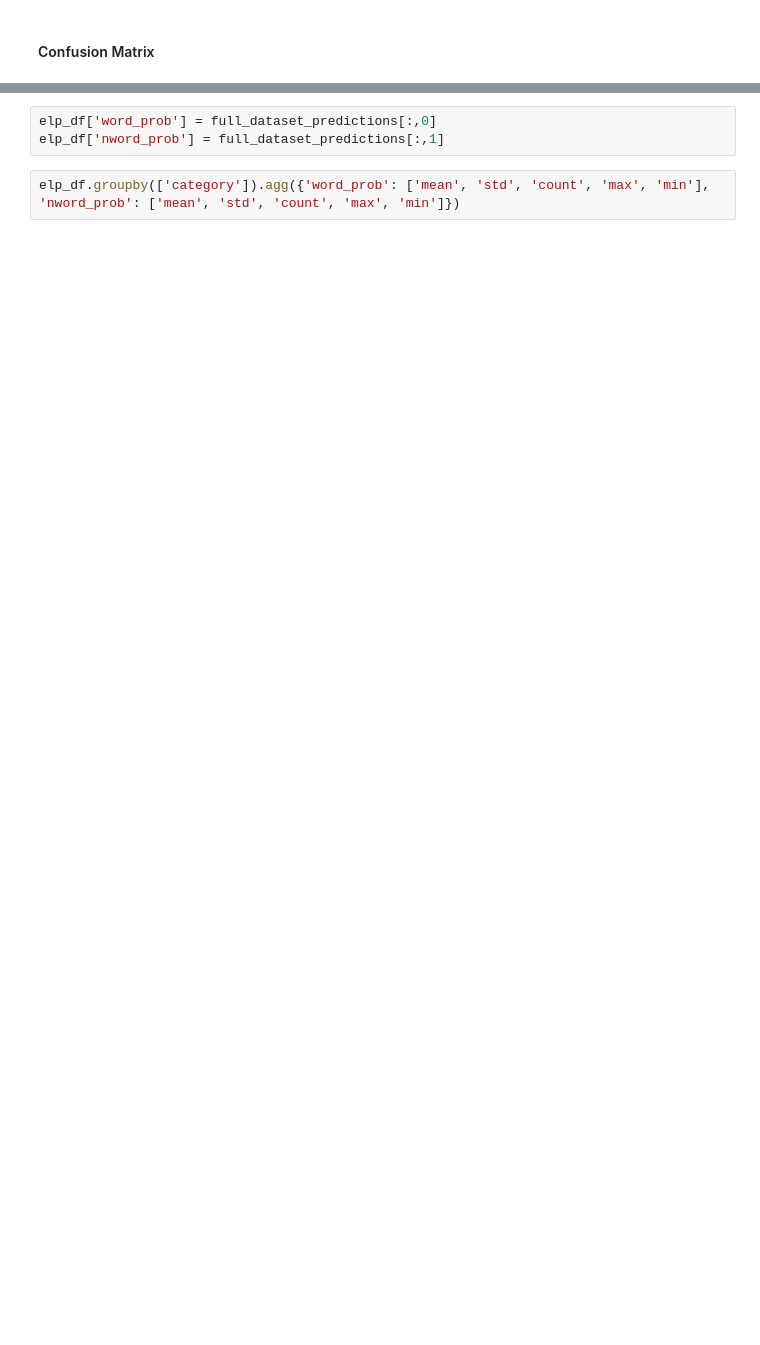
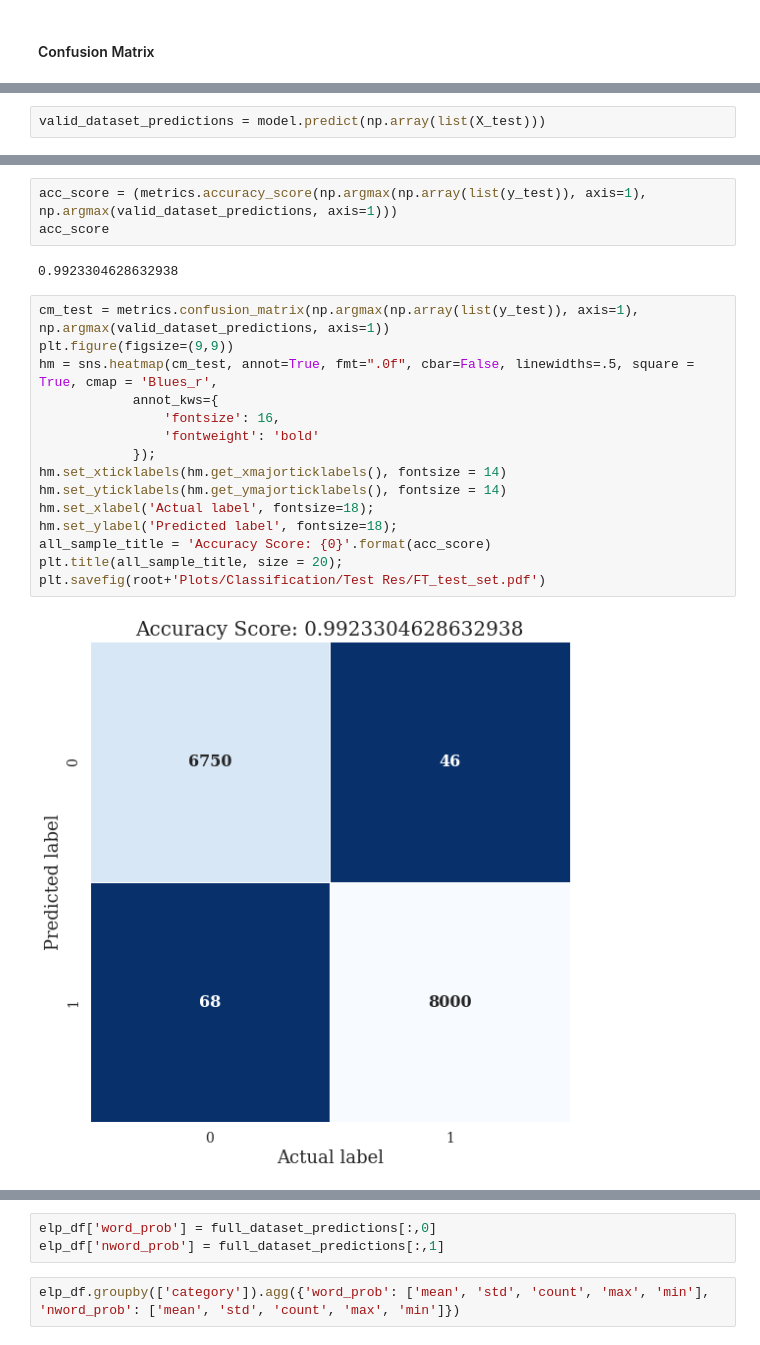
Before and after one commit to ArashDadras/ANN-EAM, a Jupyter notebook: FastText_FC.ipynb, the cells around one changed output, grey strips where cells are left out. Saved outputs shown, nothing was run; the diff lists cells and outputs as text; blank space fills up the shorter version.

```diff
--- a/FastText_FC.ipynb
+++ b/FastText_FC.ipynb
@@ -254,0 +257,2 @@ plt.savefig(root+'Plots/Classification/FC_full.pdf')
+# %%
+valid_dataset_predictions = model.predict(np.array(list(X_test)))
@@ -255 +272,23 @@ plt.savefig(root+'Plots/Classification/FC_full.pdf')
+# %%
+acc_score = (metrics.accuracy_score(np.argmax(np.array(list(y_test)), axis=1), np.argmax(valid_dataset_predictions, axis=1)))
+acc_score
+# %% [output]
+0.9923304628632938
+# %%
+cm_test = metrics.confusion_matrix(np.argmax(np.array(list(y_test)), axis=1), np.argmax(valid_dataset_predictions, axis=1))
+plt.figure(figsize=(9,9))
+hm = sns.heatmap(cm_test, annot=True, fmt=".0f", cbar=False, linewidths=.5, square = True, cmap = 'Blues_r',
+            annot_kws={
+                'fontsize': 16,
+                'fontweight': 'bold'
+            });
+hm.set_xticklabels(hm.get_xmajorticklabels(), fontsize = 14)
+hm.set_yticklabels(hm.get_ymajorticklabels(), fontsize = 14)
+hm.set_xlabel('Actual label', fontsize=18);
+hm.set_ylabel('Predicted label', fontsize=18);
+all_sample_title = 'Accuracy Score: {0}'.format(acc_score)
+plt.title(all_sample_title, size = 20);
+plt.savefig(root+'Plots/Classification/Test Res/FT_test_set.pdf')
+# %% [output]
+[figure, added]
 # %% [markdown]
```
Also changed, not shown: parts of 14 cells of this notebook, 13 other files.
